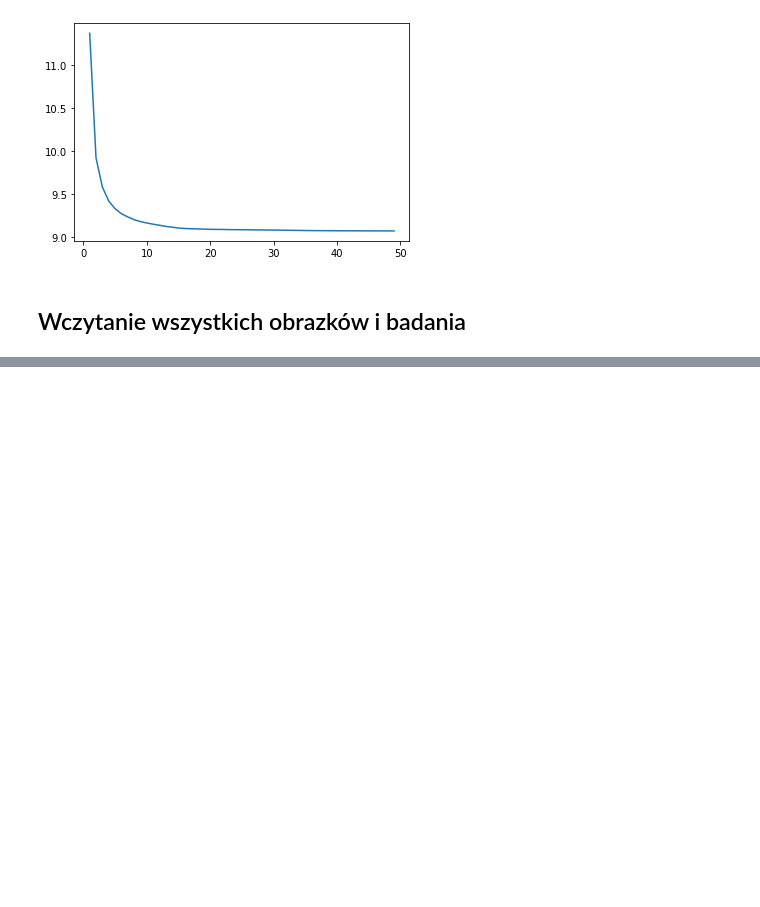
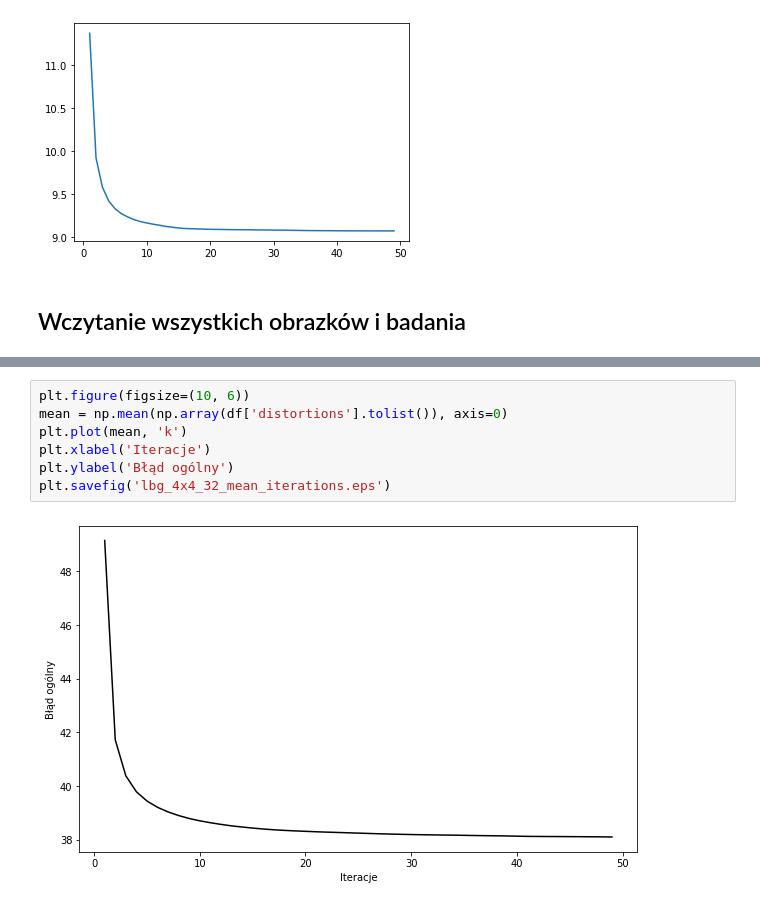
Before and after one commit to karlosos/image_vector_quantization, a Jupyter notebook: experiments/lbg_experiment_1.ipynb, the cells around one changed output, grey strips where cells are left out. Saved outputs shown, nothing was run; the diff lists cells and outputs as text; blank space fills up the shorter version.

```diff
--- a/experiments/lbg_experiment_1.ipynb
+++ b/experiments/lbg_experiment_1.ipynb
@@ -103,0 +97,9 @@ df
+# %%
+plt.figure(figsize=(10, 6))
+mean = np.mean(np.array(df['distortions'].tolist()), axis=0)
+plt.plot(mean, 'k')
+plt.xlabel('Iteracje')
+plt.ylabel('Błąd ogólny')
+plt.savefig('lbg_4x4_32_mean_iterations.eps')
+# %% [output]
+[figure, added]
```
Also changed, not shown: parts of 3 cells of this notebook, 3 other files.
